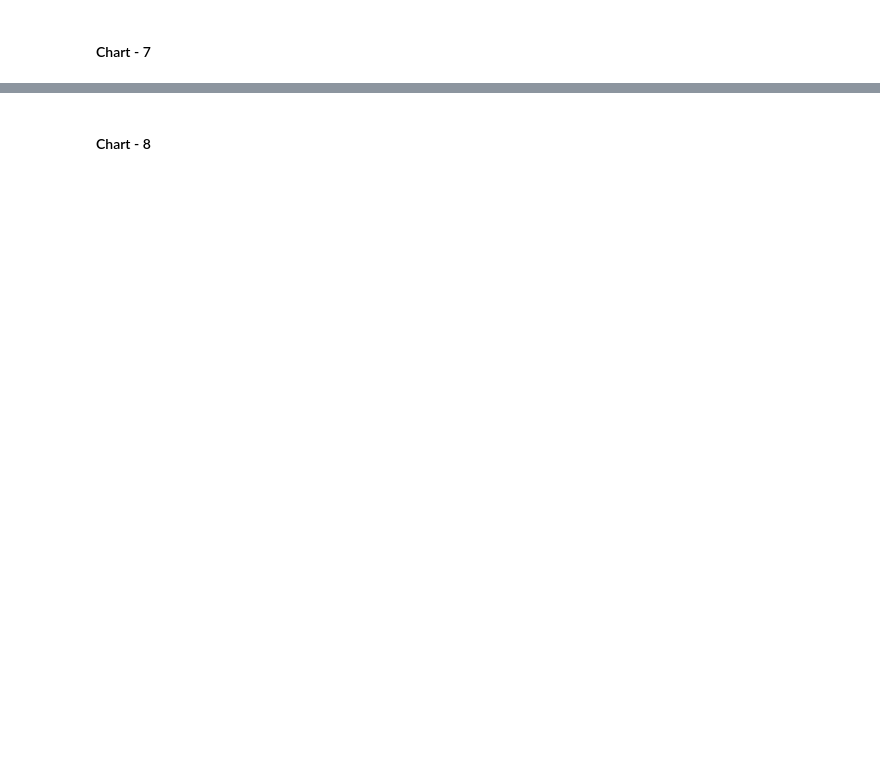
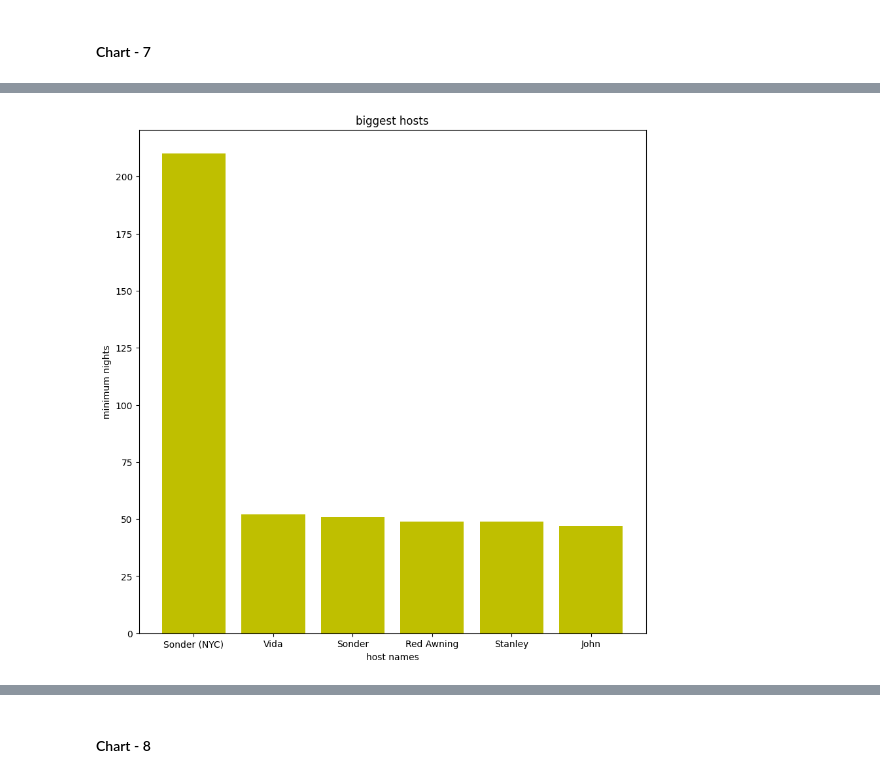
Before and after one commit to dipakpatil2001/D-SCIENCE, a Jupyter notebook: Air_Bnb_DP_.ipynb, the cells around one changed output, grey strips where cells are left out. Saved outputs shown, nothing was run; the diff lists cells and outputs as text; code cells hidden in the pictures; blank space fills up the shorter version.

```diff
--- a/Air_Bnb_DP_.ipynb
+++ b/Air_Bnb_DP_.ipynb
@@ -637,0 +666,5 @@ Answer Here
+# %%
+#extracting most valuable host names
+busiest_host=df1.groupby(["host_name","neighbourhood","room_type"])["minimum_nights"].count().reset_index()
+valuable_host=busiest_host.sort_values("minimum_nights",ascending=False).head(7)
+print(valuable_host)
@@ -637,0 +680,11 @@ Answer Here
+# %%
+#visualizing data in bar plot
+main_hosts=valuable_host["host_name"]
+min_nigh=valuable_host["minimum_nights"]
+plt.bar(main_hosts,min_nigh, color='y')
+plt.title("biggest hosts")
+plt.xlabel("host names")
+plt.ylabel("minimum nights")
+plt.show()
+# %% [output]
+[figure, added]
```
Also changed, not shown: parts of 130 cells of this notebook.
